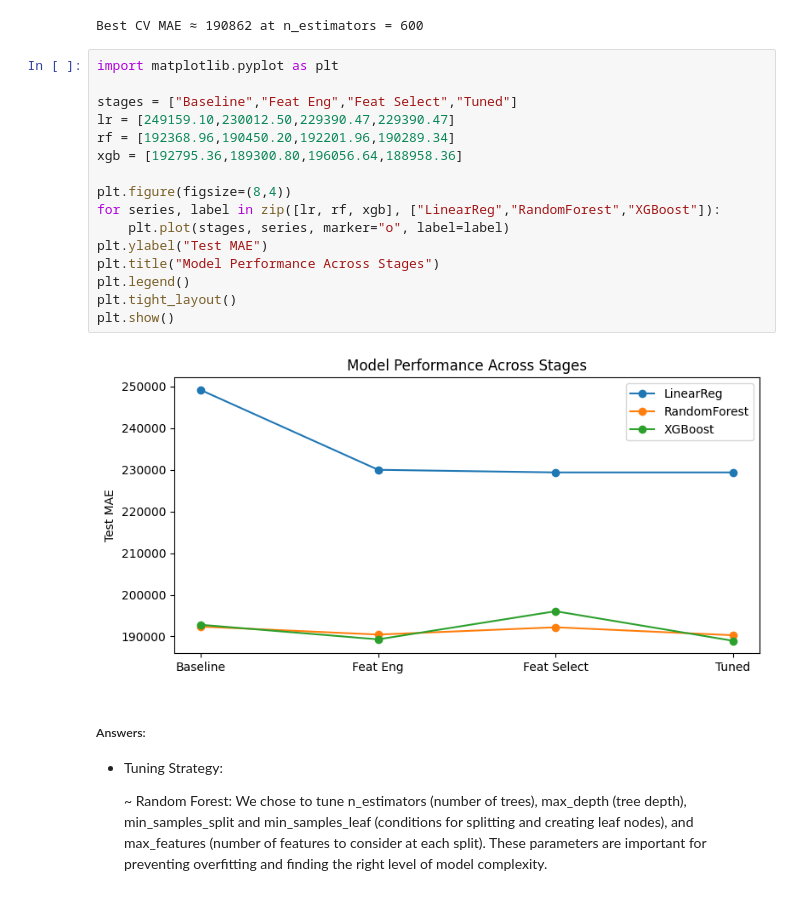
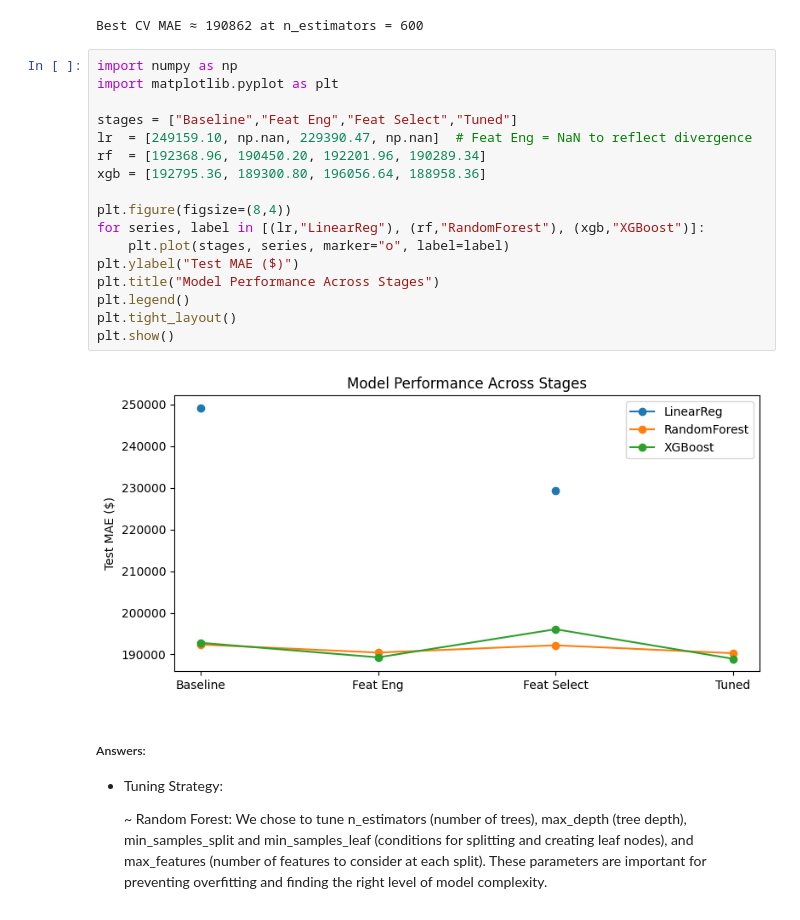
Before and after one commit to abcbbong/Module-3-Assignments, a Jupyter notebook: Milestone_02_FinalDraft V2.ipynb, the cells around one changed output. Cells and saved outputs as stored; diff of their text form.

```diff
--- a/Milestone_02_FinalDraft V2.ipynb
+++ b/Milestone_02_FinalDraft V2.ipynb
@@ -934,23 +934,24 @@ print(f"Best CV MAE ≈ {valid_mae[best_idx]:.0f} at n_estimators = {param_range
 [figure]
 Best CV MAE ≈ 190862 at n_estimators = 600
 # %%
+import numpy as np
 import matplotlib.pyplot as plt
 
 stages = ["Baseline","Feat Eng","Feat Select","Tuned"]
-lr = [249159.10,230012.50,229390.47,229390.47]
-rf = [192368.96,190450.20,192201.96,190289.34]
-xgb = [192795.36,189300.80,196056.64,188958.36]
+lr  = [249159.10, np.nan, 229390.47, np.nan]  # Feat Eng = NaN to reflect divergence
+rf  = [192368.96, 190450.20, 192201.96, 190289.34]
+xgb = [192795.36, 189300.80, 196056.64, 188958.36]
 
 plt.figure(figsize=(8,4))
-for series, label in zip([lr, rf, xgb], ["LinearReg","RandomForest","XGBoost"]):
+for series, label in [(lr,"LinearReg"), (rf,"RandomForest"), (xgb,"XGBoost")]:
     plt.plot(stages, series, marker="o", label=label)
-plt.ylabel("Test MAE")
+plt.ylabel("Test MAE ($)")
 plt.title("Model Performance Across Stages")
 plt.legend()
 plt.tight_layout()
 plt.show()
 # %% [output]
-[figure, old version]
+[figure, new version]
 # %% [markdown]
 ##### Answers:
 
```
Also changed, not shown: parts of 2 cells of this notebook.
